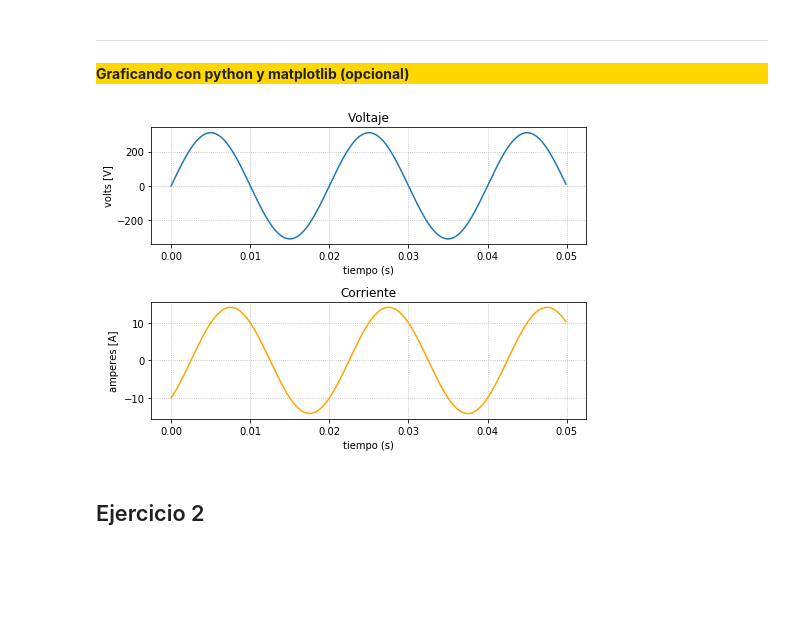
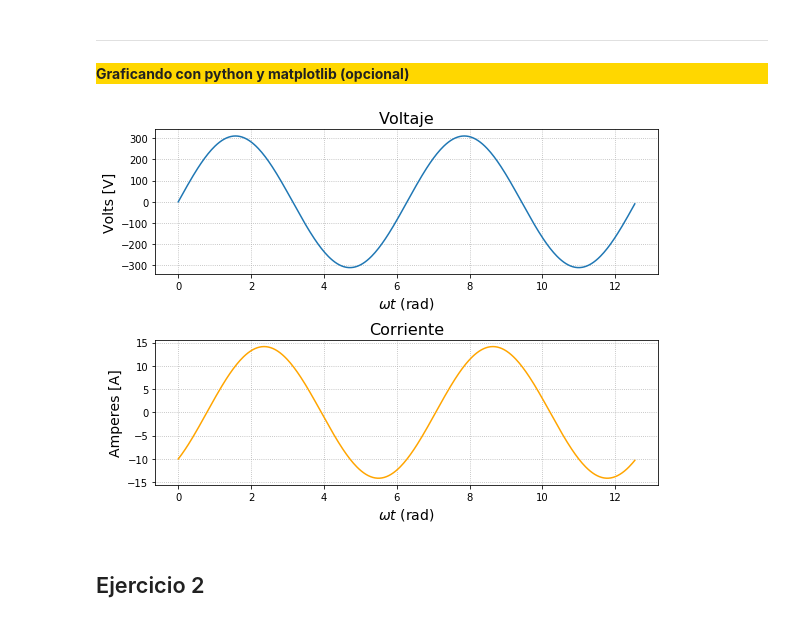
Before and after one commit to daniel-lorenzo/Electrotecnia, a Jupyter notebook: Ejercitacion/pm1.ipynb, the cells around one changed output. Cells and saved outputs as stored; diff of their text form; code cells hidden in the pictures; blank space fills up the shorter version.

```diff
--- a/Ejercitacion/pm1.ipynb
+++ b/Ejercitacion/pm1.ipynb
@@ -28,28 +28,28 @@ def ia(t):
   return (10*np.sqrt(2))*np.sin(w*t - np.pi/4)
 # %%
 %matplotlib inline
-plt.figure(figsize=(7,5))
+plt.figure(figsize=(8,6))
 
-t = np.arange(0, 0.05 , 0.0001)
+t = np.arange(0, 0.04 , 0.0001)
 
 plt.subplot(211)
-plt.plot(t, va(t))
-plt.title('Voltaje')
-plt.xlabel('tiempo (s)')
-plt.ylabel('volts [V]')
+plt.plot(w*t, va(t))
+plt.title('Voltaje', fontsize=16)
+plt.xlabel('$\omega t$ (rad)', fontsize=14)
+plt.ylabel('Volts [V]', fontsize=14)
 plt.grid(linestyle=":")
 plt.subplot(212)
-plt.plot(t, ia(t), color='orange')
-plt.title('Corriente')
-plt.xlabel('tiempo (s)')
-plt.ylabel('amperes [A]')
+plt.plot(w*t, ia(t), color='orange')
+plt.title('Corriente', fontsize=16)
+plt.xlabel('$\omega t$ (rad)', fontsize=14)
+plt.ylabel('Amperes [A]', fontsize=14)
 plt.grid(linestyle=":")
 
 plt.tight_layout()
 plt.draw()
 plt.show()
 # %% [output]
-[figure, old version]
+[figure, new version]
 # %%
 %reset -s -f
 # %% [markdown]
```
